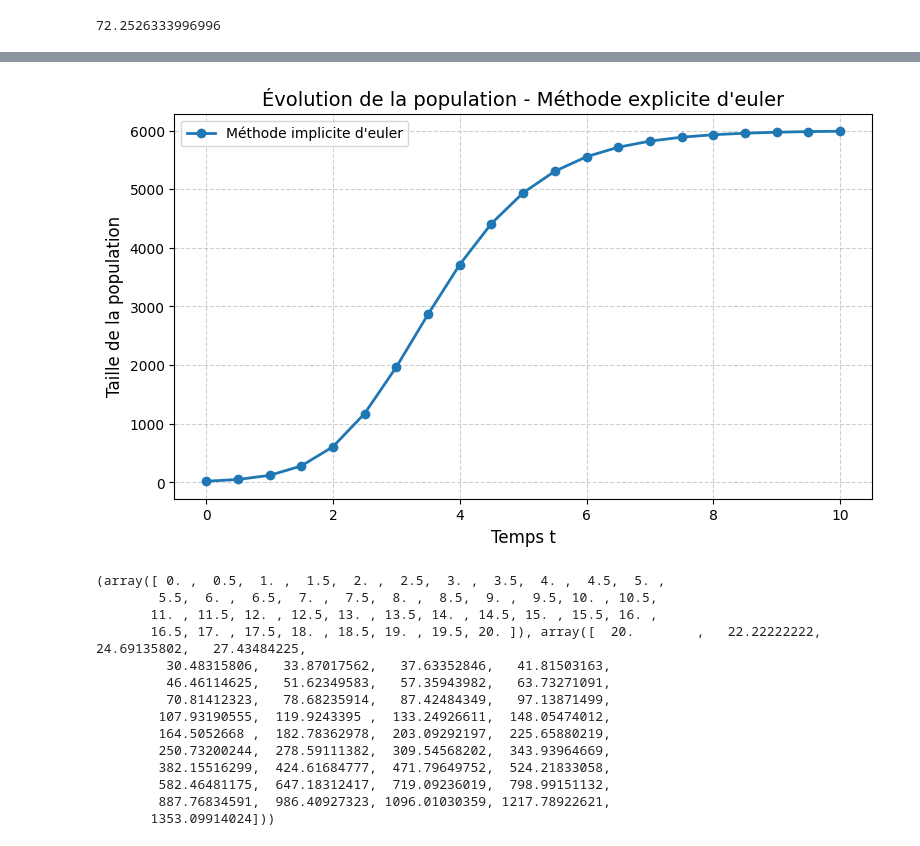
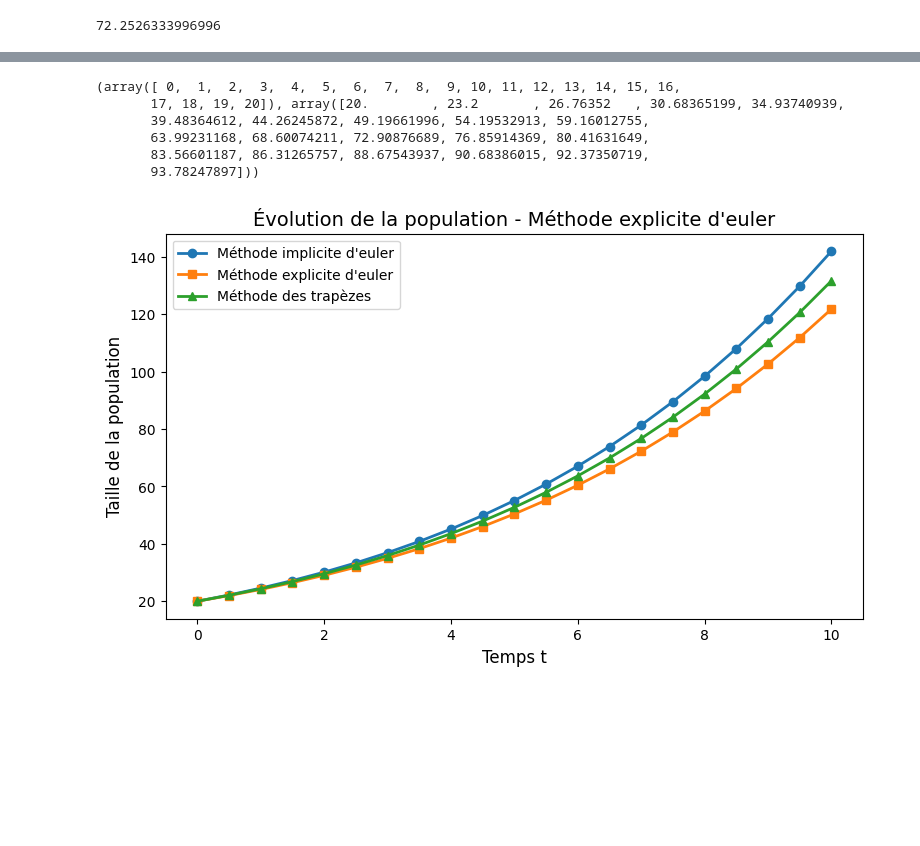
Before and after one commit to ATHERLY-Evan-24012805/Modelisation_dynamique_population, a Jupyter notebook: research.ipynb, the cells around one changed output, grey strips where cells are left out. Cells and saved outputs as stored; diff of their text form; code cells hidden in the pictures; blank space fills up the shorter version.

```diff
--- a/research.ipynb
+++ b/research.ipynb
@@ -245,7 +245,7 @@ print(implicit_euler_method(y00,t0,h,t_max,a))
        1353.09914024]))
 # %%
 def verhulst(y, a, K):
-    return y + (a * y * (1 - (y / K)))
+    return a * y * (1 - (y / K))
 # %%
 def explicit_euler_method_verhulst(y0, t0, h, t_max, a, K):
     t_values = np.arange(t0, t_max + h, h)
@@ -256,6 +256,13 @@ def explicit_euler_method_verhulst(y0, t0, h, t_max, a, K):
         y_values[i + 1] = y_values[i] + h * verhulst(y_values[i], a,K)
 
     return t_values, y_values
+# %% [output]
+(array([ 0,  1,  2,  3,  4,  5,  6,  7,  8,  9, 10, 11, 12, 13, 14, 15, 16,
+       17, 18, 19, 20]), array([20.        , 23.2       , 26.76352   , 30.68365199, 34.93740939,
+       39.48364612, 44.26245872, 49.19661996, 54.19532913, 59.16012755,
+       63.99231168, 68.60074211, 72.90876689, 76.85914369, 80.41631649,
+       83.56601187, 86.31265757, 88.67543937, 90.68386015, 92.37350719,
+       93.78247897]))
 # %%
 def implicit_euler_method_verhulst(y0, t0, h, t_max, a,K):
     t_values = np.arange(t0, t_max + h, h)
@@ -271,40 +278,48 @@ def implicit_euler_method_verhulst(y0, t0, h, t_max, a,K):
         point_initial = y_values[i] # fsolve résout par itération on définit ici le point de départ
         y_values[i + 1] = fsolve(fonction_eq, point_initial)
     return t_values, y_values
+# %%
+def trapezes2_verhulst(y0, t0, h, t_max, a,K):
+    t_values = np.arange(t0, t_max + h, h)
+    y_values = np.zeros(len(t_values))
+    y_values[0] = y0
+    for i in range(len(t_values) - 1):
+        euler_explicit = y_values[i] + h * verhulst(y_values[i], a,K)
+
+        fonction_eq = lambda Z : Z - y_values[i] - h * verhulst(Z, a,K)
+        # On cherche la meilleure estimation de y[i + 1]; y[i] est la meilleure car le pas est faible et le valeurs ne change pas beaucoup
+        point_initial = y_values[i] # fsolve résout par itération on définit ici le point de départ
+        euler_implicite = fsolve(fonction_eq, point_initial)
+
+        y_values[i+1] = (euler_explicit + euler_implicite)/2
+    return t_values, y_values
 # %%
 y = 20
 a = 0.2
 t00 = 0
 h0 = 0.5
 t_max0 = 10
 K = 1000
 
-temps2 = implicit_euler_method_verhulst(y000,t00,h0,t_max0,a0,K)[0]
-population2 = implicit_euler_method_verhulst(y000,t00,h0,t_max0,a0,K)[1]
+temps2 = implicit_euler_method_verhulst(y,t00,h0,t_max0,a,K)[0]
+population2 = implicit_euler_method_verhulst(y,t00,h0,t_max0,a,K)[1]
 
+temps3 = explicit_euler_method_verhulst(y,t00,h0,t_max0,a,K)[0]
+population3 = explicit_euler_method_verhulst(y,t00,h0,t_max0,a,K)[1]
+
+tepms4 = trapezes2_verhulst(y,t00,h0,t_max0,a,K)[0]
+population4 = trapezes2_verhulst(y,t00,h0,t_max0,a,K)[1]
 
 plt.figure(figsize=(9, 5))
 plt.plot(temps2, population2, marker='o', color='tab:blue', linestyle='-', linewidth=2, label=f"Méthode implicite d'euler")
+plt.plot(temps3, population3, marker='s', color='tab:orange', linestyle='-', linewidth=2, label=f"Méthode explicite d'euler")
+plt.plot(tepms4, population4, marker='^', color='tab:green', linestyle='-', linewidth=2, label=f"Méthode des trapèzes")
+
 plt.title("Évolution de la population - Méthode explicite d'euler", fontsize=14)
 plt.xlabel("Temps t", fontsize=12)
 plt.ylabel("Taille de la population", fontsize=12)
-plt.grid(True, linestyle='--', alpha=0.6)
 plt.legend()
 
 plt.show()
 # %% [output]
-[figure, old version]
+[figure, new version]
-(array([ 0. ,  0.5,  1. ,  1.5,  2. ,  2.5,  3. ,  3.5,  4. ,  4.5,  5. ,
-        5.5,  6. ,  6.5,  7. ,  7.5,  8. ,  8.5,  9. ,  9.5, 10. , 10.5,
-       11. , 11.5, 12. , 12.5, 13. , 13.5, 14. , 14.5, 15. , 15.5, 16. ,
-       16.5, 17. , 17.5, 18. , 18.5, 19. , 19.5, 20. ]), array([  20.        ,   22.22222222,   24.69135802,   27.43484225,
-         30.48315806,   33.87017562,   37.63352846,   41.81503163,
-         46.46114625,   51.62349583,   57.35943982,   63.73271091,
-         70.81412323,   78.68235914,   87.42484349,   97.13871499,
-        107.93190555,  119.9243395 ,  133.24926611,  148.05474012,
-        164.5052668 ,  182.78362978,  203.09292197,  225.65880219,
-        250.73200244,  278.59111382,  309.54568202,  343.93964669,
-        382.15516299,  424.61684777,  471.79649752,  524.21833058,
-        582.46481175,  647.18312417,  719.09236019,  798.99151132,
-        887.76834591,  986.40927323, 1096.01030359, 1217.78922621,
-       1353.09914024]))
```
Also changed, not shown: parts of 3 cells of this notebook.
